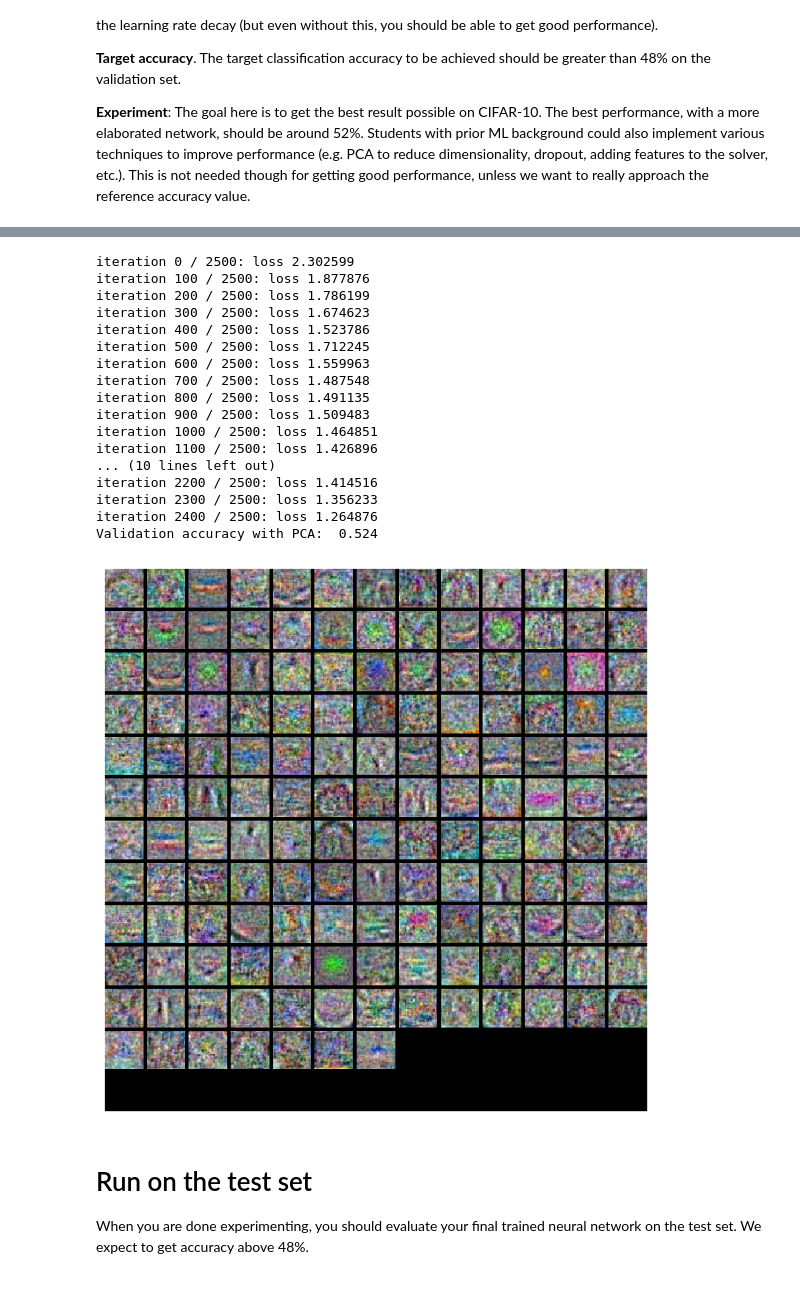
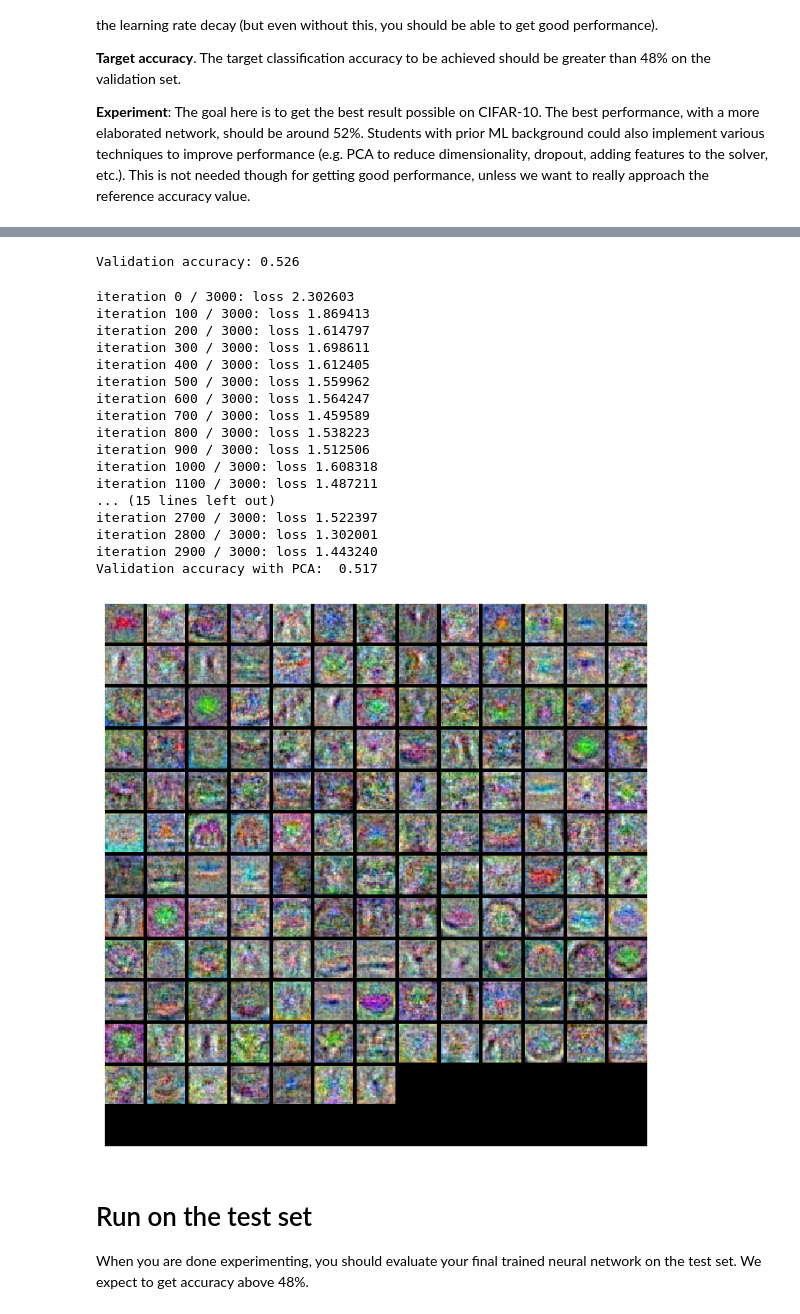
Before and after one commit to sararst/Malcom, a Jupyter notebook: Lab1/two_layer_net.ipynb, the cells around one changed output, grey strips where cells are left out. Saved outputs shown, nothing was run; the diff lists cells and outputs as text; code cells hidden in the pictures.

```diff
--- a/Lab1/two_layer_net.ipynb
+++ b/Lab1/two_layer_net.ipynb
@@ -155,7 +155,7 @@ def get_CIFAR10_data(num_training=49000, num_validation=1000, num_test=1000):
     it for the two-layer neural net classifier.
     """
     # Load the raw CIFAR-10 data
-    cifar10_dir = 'datasets\cifar-10-batches-py'
+    cifar10_dir = 'datasets/cifar-10-batches-py'
 
     # Cleaning up variables to prevent loading data multiple times (which may cause memory issue)
     try:
@@ -359,7 +358,7 @@ for lr in learning_rates:
         for reg_strength in regularization_strengths:
             net = TwoLayerNet(input_size, hidden_size, num_classes)
             stats = net.train(X_train, y_train, X_val, y_val,
-                                        num_iters=1500, batch_size=200,
+                                        num_iters=2500, batch_size=200,
                                         learning_rate=lr, learning_rate_decay=0.95,
                                         reg=reg_strength, verbose=True)
             val_acc = (net.predict(X_val) == y_val).mean()
@@ -375,26 +374,16 @@ for lr in learning_rates:
                 best_net_param = net
                 best_stats = stats
 
-# Train the model using the best hyperparameters and finetune for number of iterations
-best_val_acc = -1
+# Train the model using the best hyperparameters
 
-for num_it in num_iterations:
-    stats = best_net_param.train(X_train, y_train, X_val, y_val,
-                                num_iters=num_it, batch_size=200,
+stats = best_net_param.train(X_train, y_train, X_val, y_val,
+                                num_iters=3000, batch_size=200,
                                 learning_rate=best_hyperparams['learning_rate'], learning_rate_decay=0.95,
                                 reg=best_hyperparams['reg_strength'], verbose=True)
-    # compute the validation accuracy and eventually store the best model
-    val_acc = (best_net_param.predict(X_val) == y_val).mean()
-    if val_acc > best_val_acc:
-        best_val_acc = val_acc
-        best_hyperparams['num_iters'] = num_it
-        best_net = best_net_param
-        best_stats = stats
+# compute the validation accuracy
+val_acc = (best_net_param.predict(X_val) == y_val).mean()
 
-# Evaluate the model on the test set
-test_acc = (best_net.predict(X_test) == y_test).mean()
 print('Best hyperparameters:', best_hyperparams)
-print('Test accuracy:', test_acc)
 
 
 # Plot the loss function and train / validation accuracies
@@ -437,4 +427,9 @@ Test accuracy: 0.507
+# %%
+print(f'Validation accuracy: {val_acc}')
+# %% [output]
+Validation accuracy: 0.526
 # %%
+# %pip install scikit-learn
 from sklearn.decomposition import PCA
 
 # Perform PCA for dimensionality reduction
@@ -448,35 +443,35 @@ best_net_pca = TwoLayerNet(X_train_pca.shape[1], best_hyperparams['hidden_size']
 
 # Train the network with PCA-transformed data
 stats_pca = best_net_pca.train(X_train_pca, y_train, X_val_pca, y_val,
-                               num_iters=best_hyperparams['num_iters'], batch_size=200, learning_rate=best_hyperparams['learning_rate'], learning_rate_decay=0.95,
+                               num_iters=3000, batch_size=200, learning_rate=best_hyperparams['learning_rate'], learning_rate_decay=0.95,
                                reg=best_hyperparams['reg_strength'], verbose=True)
 
 # Evaluate the network with PCA-transformed data
 val_acc_pca = (best_net_pca.predict(X_val_pca) == y_val).mean()
 print('Validation accuracy with PCA: ', val_acc_pca)
 # %% [output]
-iteration 0 / 2500: loss 2.302599
-iteration 100 / 2500: loss 1.877876
-iteration 200 / 2500: loss 1.786199
-iteration 300 / 2500: loss 1.674623
-iteration 400 / 2500: loss 1.523786
-iteration 500 / 2500: loss 1.712245
-iteration 600 / 2500: loss 1.559963
-iteration 700 / 2500: loss 1.487548
-iteration 800 / 2500: loss 1.491135
-iteration 900 / 2500: loss 1.509483
-iteration 1000 / 2500: loss 1.464851
-iteration 1100 / 2500: loss 1.426896
-... (10 lines left out)
-iteration 2200 / 2500: loss 1.414516
-iteration 2300 / 2500: loss 1.356233
-iteration 2400 / 2500: loss 1.264876
-Validation accuracy with PCA:  0.524
+iteration 0 / 3000: loss 2.302603
+iteration 100 / 3000: loss 1.869413
+iteration 200 / 3000: loss 1.614797
+iteration 300 / 3000: loss 1.698611
+iteration 400 / 3000: loss 1.612405
+iteration 500 / 3000: loss 1.559962
+iteration 600 / 3000: loss 1.564247
+iteration 700 / 3000: loss 1.459589
+iteration 800 / 3000: loss 1.538223
+iteration 900 / 3000: loss 1.512506
+iteration 1000 / 3000: loss 1.608318
+iteration 1100 / 3000: loss 1.487211
+... (15 lines left out)
+iteration 2700 / 3000: loss 1.522397
+iteration 2800 / 3000: loss 1.302001
+iteration 2900 / 3000: loss 1.443240
+Validation accuracy with PCA:  0.517
 # %%
 # visualize the weights of the best network
-show_net_weights(best_net)
+show_net_weights(best_net_param)
 # %% [output]
-[figure, old version]
+[figure, new version]
 # %% [markdown]
 # Run on the test set
 When you are done experimenting, you should evaluate your final trained neural network on the test set. We expect to get accuracy above 48%.
```
Also changed, not shown: parts of 8 cells of this notebook, 1 other file.
